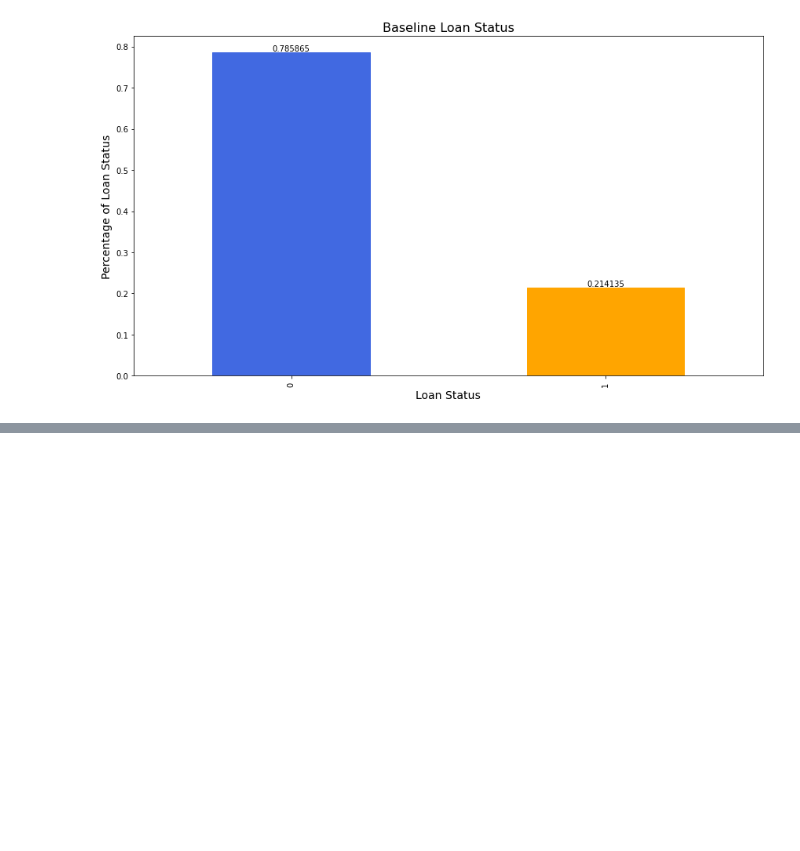
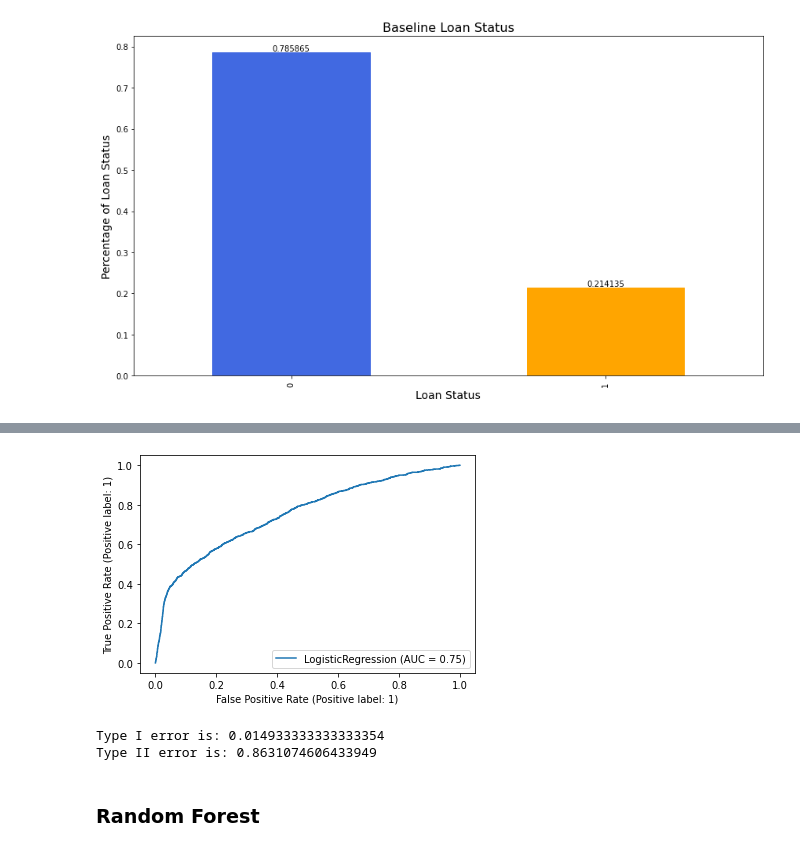
Before and after one commit to dcast822/credit_risk_analysis, a Jupyter notebook: 01_creditrisk.ipynb, the cells around one changed output, grey strips where cells are left out. Drawn from its saved outputs; the diff is of its cells as text; code cells hidden in the pictures; blank space fills up the shorter version.

```diff
--- a/01_creditrisk.ipynb
+++ b/01_creditrisk.ipynb
@@ -664,0 +767,15 @@ plt.savefig('images/Loan_status_percentage.png');
+# %%
+RocCurveDisplay.from_estimator(logreg, X_test, y_test);
+# %% [output]
+[figure, added]
+# %%
+type_I=1-spec
+type_II=1-recall
+
+print(f'Type I error is: {type_I}')
+print(f'Type II error is: {type_II}')
+# %% [output]
+Type I error is: 0.014933333333333354
+Type II error is: 0.8631074606433949
+# %% [markdown]
+### Random Forest
```
Also changed, not shown: parts of 40 cells of this notebook.
